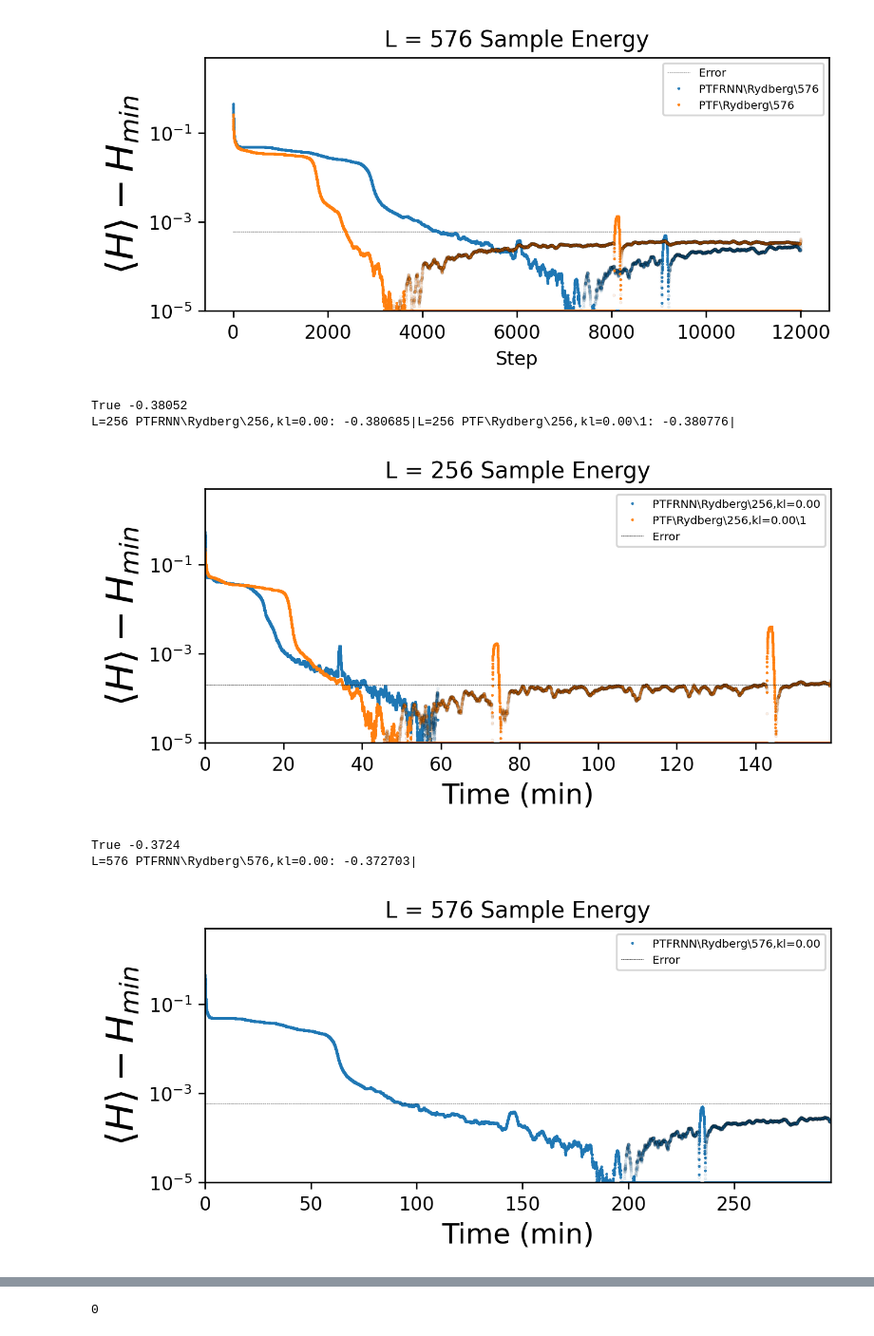
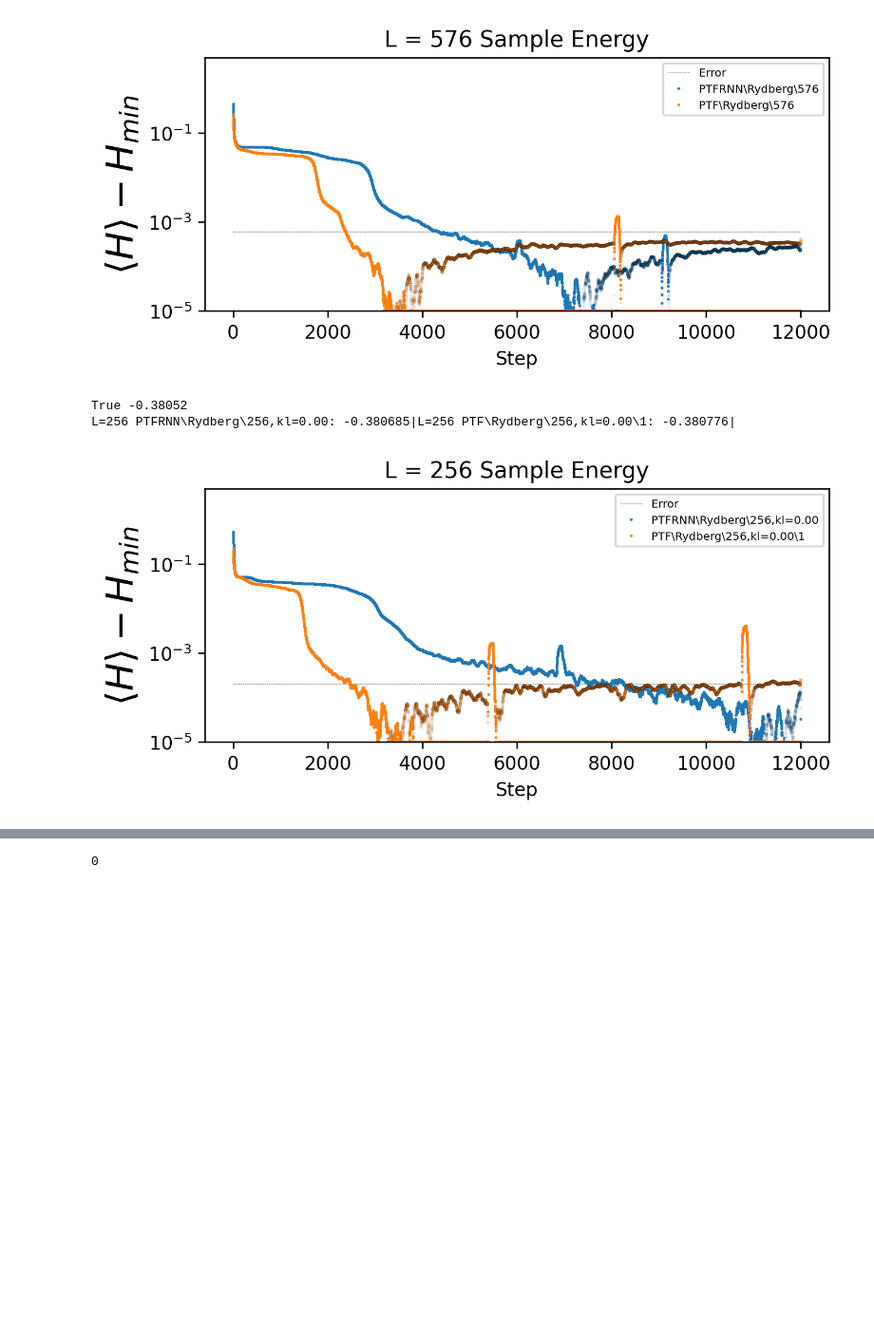
Before and after one commit to ksprague1/NN-QSR, a Jupyter notebook: Results.ipynb, the cells around one changed output, grey strips where cells are left out. Shown at 95% size. Cells and saved outputs as stored; diff of their text form; code cells hidden in the pictures; blank space fills up the shorter version.

```diff
--- a/Results.ipynb
+++ b/Results.ipynb
@@ -13,8 +1,3 @@ os.system("python RNN_QSR.py L=100 hamiltonian=TFIM h=-1.0 J=1.0 K=2 Q=1 USEQUEU
-# %%
-import os
-for L,loops in [(10,1),(40,1),(100,1),(500,4),(36,1)]:#[10,40,100,500]:
-    for M in [31/32,0.1,0.5,0.9,0.99]:
-        os.system("python RNN_QSR.py L=%d M=%f hamiltonian=TFIM h=-1.0 J=1.0 K=32 NLOOPS=%d"%(L,M,loops))
 # %% [markdown]
 # More finalized plotting function
 # %%
@@ -203,13 +173,10 @@ True -0.3724
 L=576 PTFRNN\Rydberg\576: -0.372703|L=576 PTF\Rydberg\576: -0.372818|
 [figure]
 # %%
-p = getpaths("PTFRNN\\Rydberg",["256"])
-p[256] += getpaths("PTF\\Rydberg",["256","\\1"],alldir=True)[256]
-graphs(p,useTimes=True, metric="Sample",label_idx=[0,-1],err=False,smoothing=100)
+p = getpaths("PTFRNN\\Rydberg",["256-NoQ"])
+p[256] += getpaths("PTF\\Rydberg",["256-NoQ","\\1"],alldir=True)[256]
+graphs(p,useTimes=False, metric="Sample",label_idx=[0,-1],err=False,smoothing=100)
 # %% [output]
 True -0.38052
 L=256 PTFRNN\Rydberg\256,kl=0.00: -0.380685|L=256 PTF\Rydberg\256,kl=0.00\1: -0.380776|
-[figure, old version]
+[figure, new version]
-True -0.3724
-L=576 PTFRNN\Rydberg\576,kl=0.00: -0.372703|
-[figure, removed]
```
Also changed, not shown: parts of 8 cells of this notebook, 5 other files.
